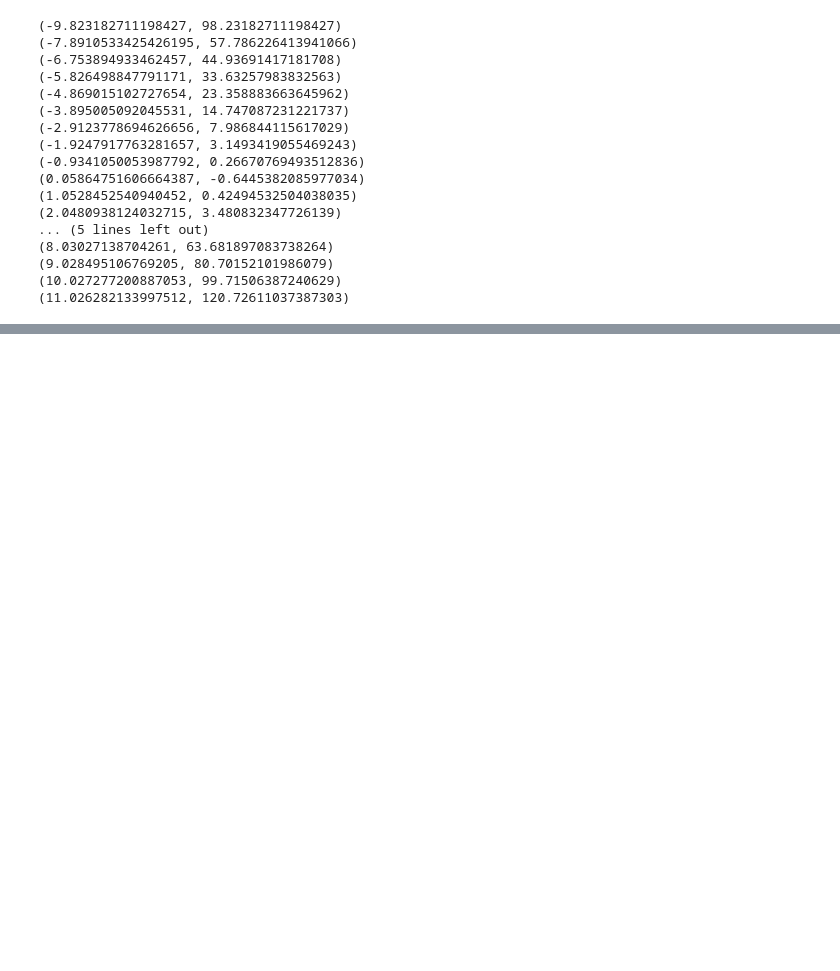
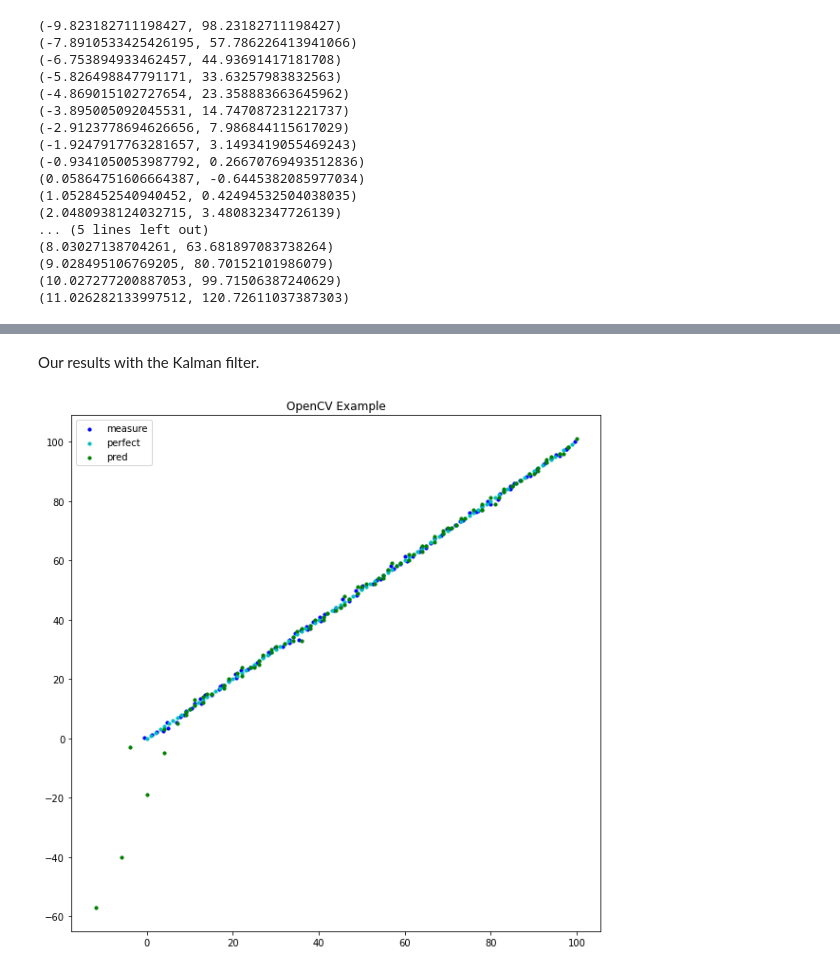
Before and after one commit to cansik/yolo-hand-detection, a Jupyter notebook: kalman/synthetic_data_kalman_tests.ipynb, the cells around one changed output, grey strips where cells are left out. Saved outputs shown, nothing was run; the diff lists cells and outputs as text; code cells hidden in the pictures; blank space fills up the shorter version.

```diff
--- a/kalman/synthetic_data_kalman_tests.ipynb
+++ b/kalman/synthetic_data_kalman_tests.ipynb
@@ -211,0 +221,26 @@ While our Kalman Filter (Orange) is rougly keeping up with the shape of the grou
+# %% [markdown]
+Our results with the Kalman filter.
+# %%
+kf2 = GivenFilter()
+
+xh2s = np.zeros(len(xs))
+yh2s = np.zeros(len(ys))
+
+plt.figure(figsize=(10,10))
+
+plt.scatter(xs, ys, color='b', label='measure', s=10)
+plt.scatter(og_x, og_y, color='c', label='perfect', s=10)
+
+for i, (x, y) in enumerate(list(zip(xs, ys))):
+    xh2, yh2 = kf2.predict([x, y])
+    xh2s[i] = xh2
+    yh2s[i] = yh2
+    if i==0:
+        plt.scatter(xh2, yh2, color='g', label='pred', s=10)
+    else:
+        plt.scatter(xh2, yh2, color='g', s=10)
+plt.legend()
+plt.title('OpenCV Example')
+plt.show()
+# %% [output]
+[figure, added]
```
Also changed, not shown: parts of 23 cells of this notebook, 8 other files.
